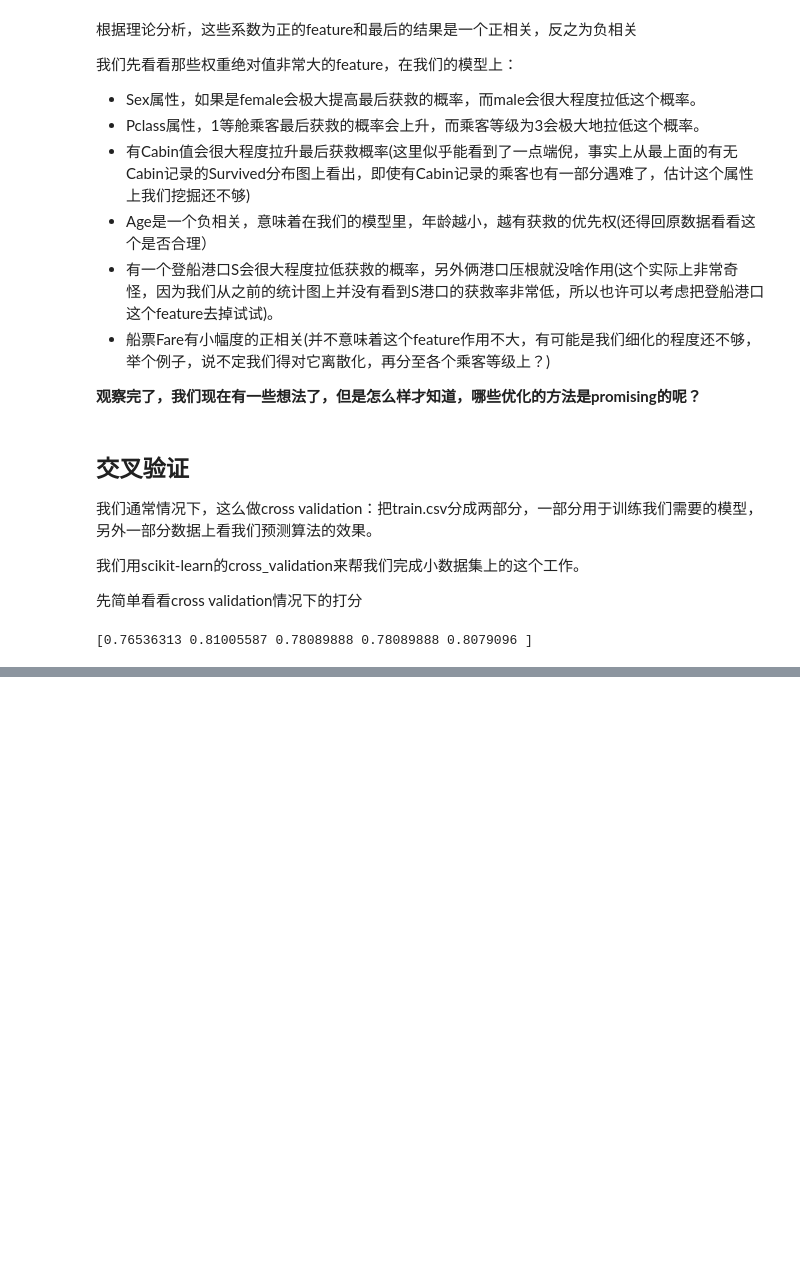
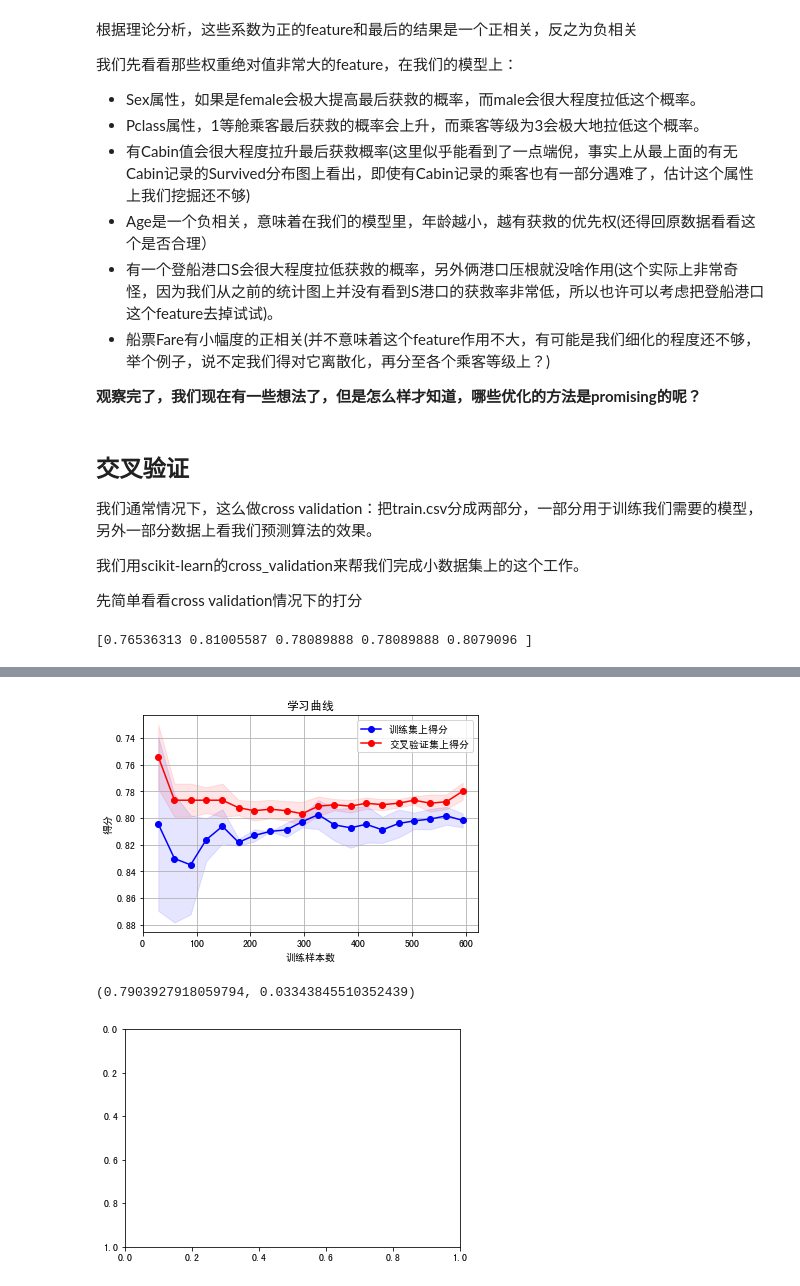
Before and after one commit to FantasyJXF/Kaggle, a Jupyter notebook: Titanic/Titanic_prediction.ipynb, the cells around one changed output, grey strips where cells are left out. Drawn from its saved outputs; the diff is of its cells as text; code cells hidden in the pictures; blank space fills up the shorter version.

```diff
--- a/Titanic/Titanic_prediction.ipynb
+++ b/Titanic/Titanic_prediction.ipynb
@@ -550,0 +650,58 @@ print(cross_validation.cross_val_score(clf, X, y, cv=5))
+# %%
+from sklearn.learning_curve import learning_curve
+
+# 用sklearn的learning_curve得到training_score和cv_score，使用matplotlib画出learning curve
+def plot_learning_curve(estimator, title, X, y, ylim=None, cv=None, n_jobs=1,
+                        train_sizes=np.linspace(.05, 1., 20), verbose=0, plot=True):
+    """
+    画出data在某模型上的learning curve.
+    参数解释
+    ----------
+    estimator : 你用的分类器。
+    title : 表格的标题。
+    X : 输入的feature，numpy类型
+    y : 输入的target vector
+    ylim : tuple格式的(ymin, ymax), 设定图像中纵坐标的最低点和最高点
+    cv : 做cross-validation的时候，数据分成的份数，其中一份作为cv集，其余n-1份作为training(默认为3份)
+    n_jobs : 并行的的任务数(默认1)
+    """
+    train_sizes, train_scores, test_scores = learning_curve(
+        estimator, X, y, cv=cv, n_jobs=n_jobs, train_sizes=train_sizes, verbose=verbose)
+
+    train_scores_mean = np.mean(train_scores, axis=1)
+    train_scores_std = np.std(train_scores, axis=1)
+    test_scores_mean = np.mean(test_scores, axis=1)
+    test_scores_std = np.std(test_scores, axis=1)
+
+    if plot:
+        plt.figure()
+        plt.title(title)
+        if ylim is not None:
+            plt.ylim(*ylim)
+        plt.xlabel(u"训练样本数")
+        plt.ylabel(u"得分")
+        plt.gca().invert_yaxis()
+        plt.grid()
+
+        plt.fill_between(train_sizes, train_scores_mean - train_scores_std, train_scores_mean + train_scores_std,
+                         alpha=0.1, color="b")
+        plt.fill_between(train_sizes, test_scores_mean - test_scores_std, test_scores_mean + test_scores_std,
+                         alpha=0.1, color="r")
+        plt.plot(train_sizes, train_scores_mean, 'o-', color="b", label=u"训练集上得分")
+        plt.plot(train_sizes, test_scores_mean, 'o-', color="r", label=u"交叉验证集上得分")
+
+        plt.legend(loc="best")
+
+        plt.draw()
+        plt.show()
+        plt.gca().invert_yaxis()
+
+    midpoint = ((train_scores_mean[-1] + train_scores_std[-1]) + (test_scores_mean[-1] - test_scores_std[-1])) / 2
+    diff = (train_scores_mean[-1] + train_scores_std[-1]) - (test_scores_mean[-1] - test_scores_std[-1])
+    return midpoint, diff
+
+plot_learning_curve(clf, u"学习曲线", X, y)
+# %% [output]
+[figure, added]
+(0.7903927918059794, 0.03343845510352439)
+[figure, added]
```
Also changed, not shown: parts of 13 cells of this notebook, 1 other file.
